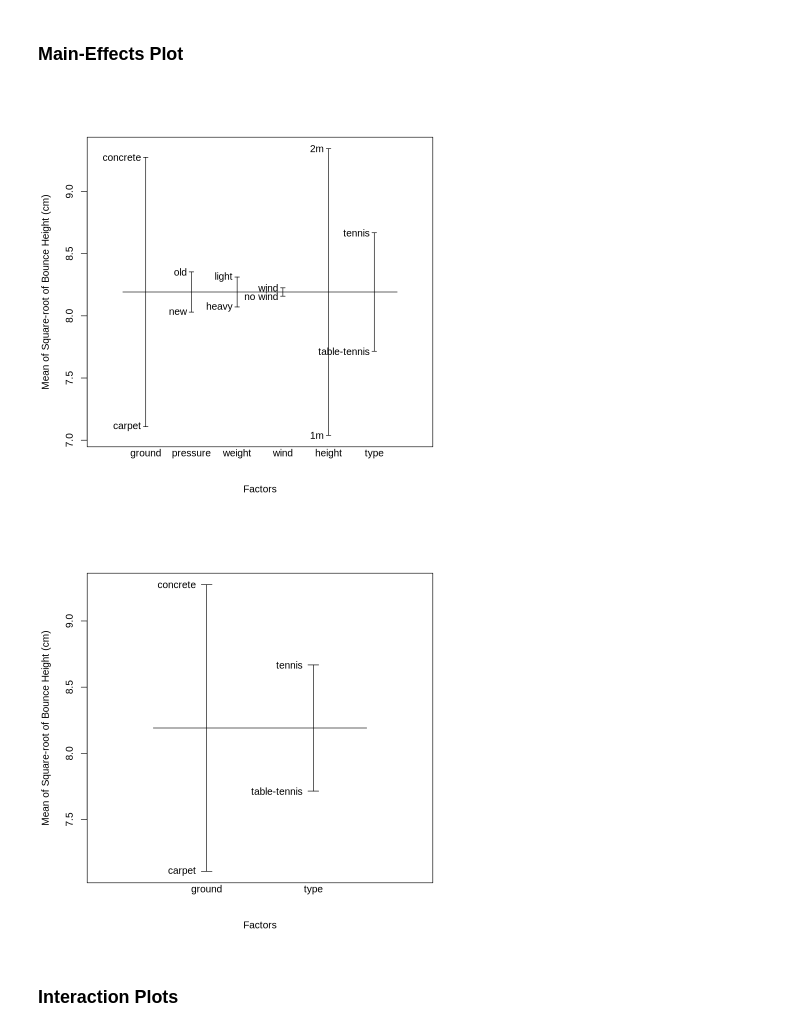
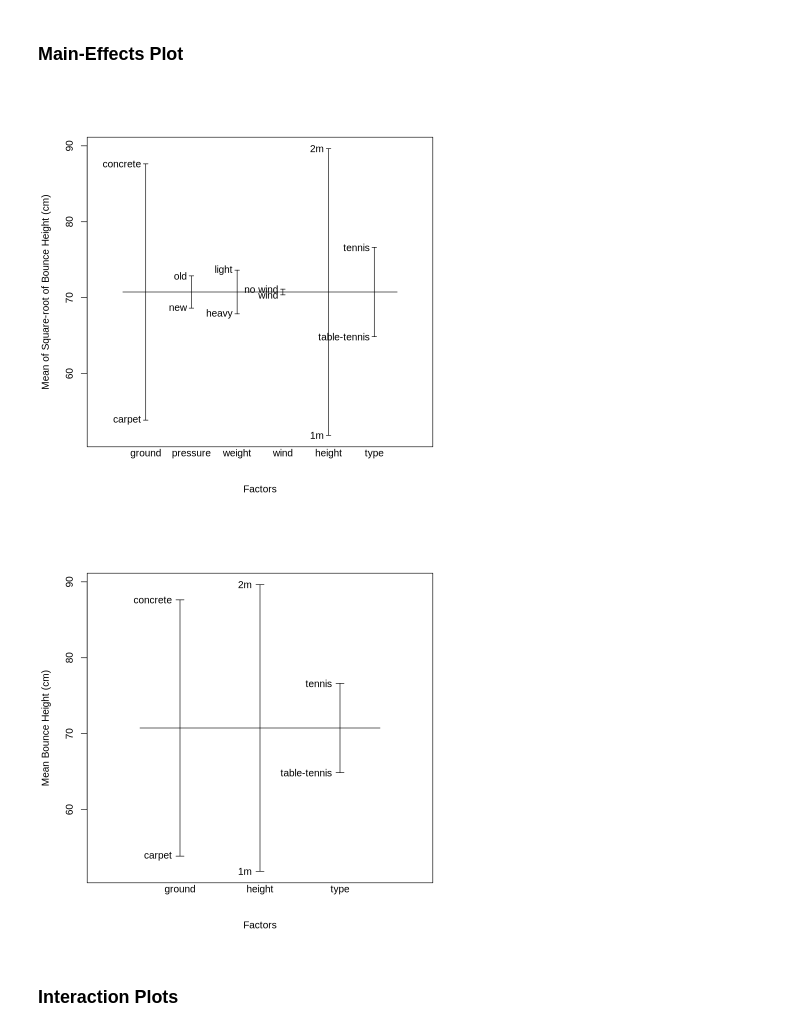
Before and after one commit to ciciliujx/Ball-Drop-Experimental-Design, a Jupyter notebook: Report.ipynb, the cells around one changed output. Saved outputs shown, nothing was run; the diff lists cells and outputs as text; code cells hidden in the pictures.

```diff
--- a/Report.ipynb
+++ b/Report.ipynb
@@ -175,18 +176,18 @@ data$wind = factor(data$wind, labels=c("no wind", "wind"))
 data$height = factor(data$height, labels=c("1m", "2m"))
 data$type = factor(data$type, labels=c("tennis", "table-tennis"))
 
-plot.design(sqrt_bounce_height ~ground + pressure + weight + wind + height + type +
+plot.design(bounce_height ~ground + pressure + weight + wind + height + type +
             pressure:ground + pressure:height + ground:wind + pressure:weight + pressure:wind + wind:height + weight:wind,
             ylab = "Mean of Square-root of Bounce Height (cm)",
             data = data)
 # %% [output]
-[figure, old version]
+[figure, new version]
 # %%
-plot.design(sqrt_bounce_height ~ ground + type,
-             ylab = "Mean of Square-root of Bounce Height (cm)",
+plot.design(bounce_height ~ ground + height + type,
+             ylab = "Mean Bounce Height (cm)",
              data = data)
 # %% [output]
-[figure, old version]
+[figure, new version]
 # %% [markdown]
 ### Interaction Plots
 # %%
```
Also changed, not shown: parts of 11 cells of this notebook.
